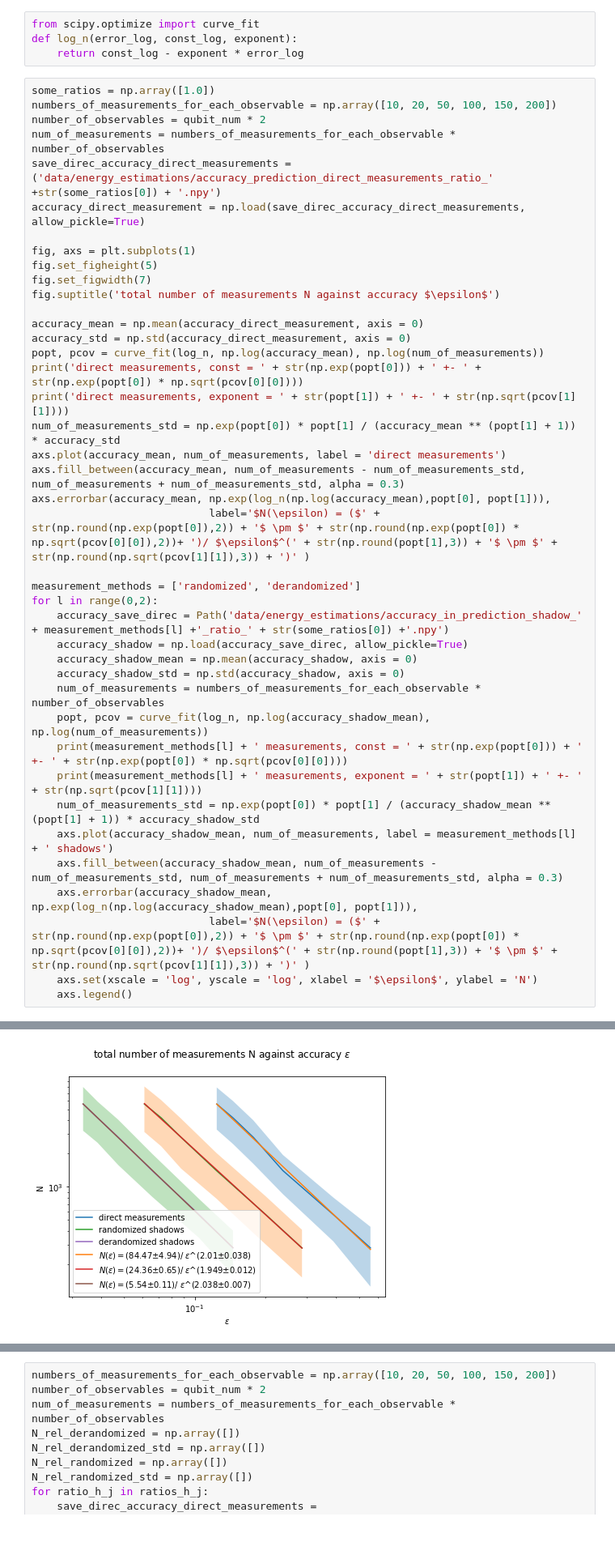
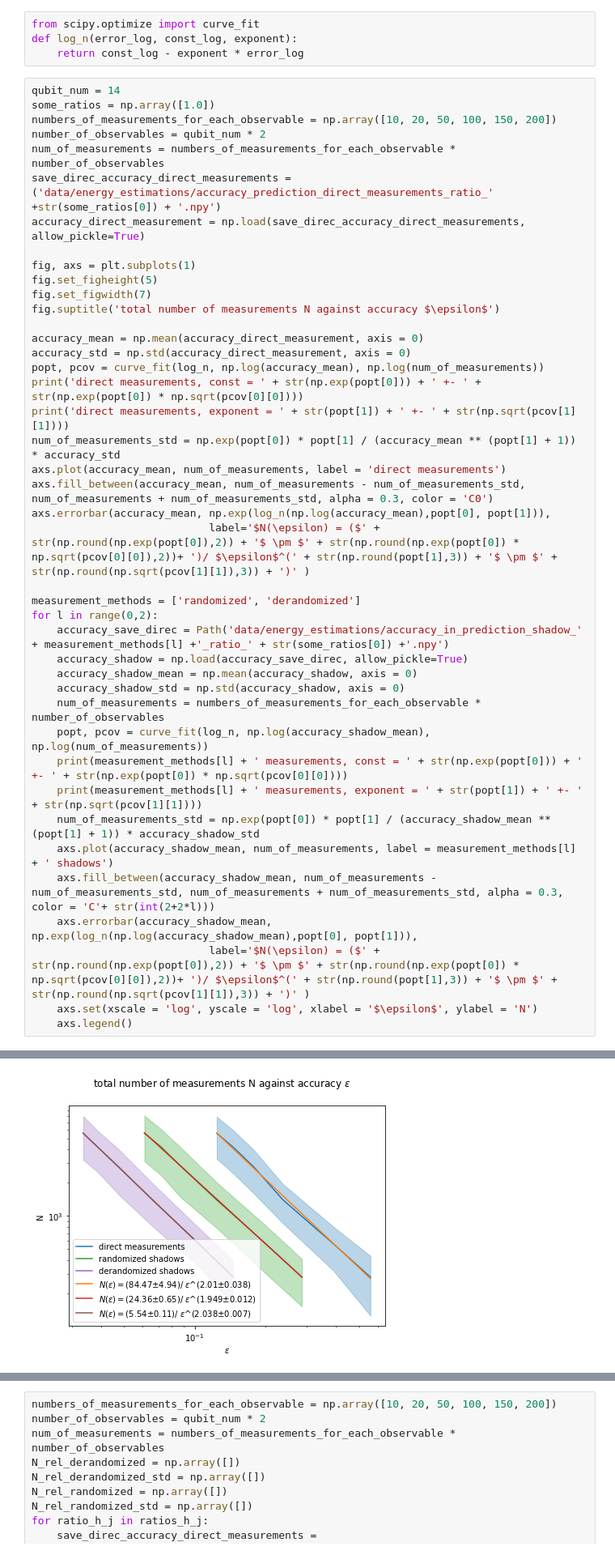
Before and after one commit to LennartBuerger/classical-shadows-for-1d-TFIM-energy-estimation, a Jupyter notebook: display_data/shadow_performance_analysis.ipynb, the cells around one changed output, grey strips where cells are left out. Shown at 81% size. Drawn from its saved outputs; the diff is of its cells as text.

```diff
--- a/display_data/shadow_performance_analysis.ipynb
+++ b/display_data/shadow_performance_analysis.ipynb
@@ -785,6 +785,7 @@ from scipy.optimize import curve_fit
 def log_n(error_log, const_log, exponent):
     return const_log - exponent * error_log
 # %%
+qubit_num = 14
 some_ratios = np.array([1.0])
 numbers_of_measurements_for_each_observable = np.array([10, 20, 50, 100, 150, 200])
 number_of_observables = qubit_num * 2
@@ -803,36 +804,36 @@ popt, pcov = curve_fit(log_n, np.log(accuracy_mean), np.log(num_of_measurements)
 print('direct measurements, const = ' + str(np.exp(popt[0])) + ' +- ' + str(np.exp(popt[0]) * np.sqrt(pcov[0][0])))
 print('direct measurements, exponent = ' + str(popt[1]) + ' +- ' + str(np.sqrt(pcov[1][1])))
 num_of_measurements_std = np.exp(popt[0]) * popt[1] / (accuracy_mean ** (popt[1] + 1)) * accuracy_std
 axs.plot(accuracy_mean, num_of_measurements, label = 'direct measurements')
-axs.fill_between(accuracy_mean, num_of_measurements - num_of_measurements_std, num_of_measurements + num_of_measurements_std, alpha = 0.3)
+axs.fill_between(accuracy_mean, num_of_measurements - num_of_measurements_std, num_of_measurements + num_of_measurements_std, alpha = 0.3, color = 'C0')
 axs.errorbar(accuracy_mean, np.exp(log_n(np.log(accuracy_mean),popt[0], popt[1])),
                             label='$N(\epsilon) = ($' + str(np.round(np.exp(popt[0]),2)) + '$ \pm $' + str(np.round(np.exp(popt[0]) * np.sqrt(pcov[0][0]),2))+ ')/ $\epsilon$^(' + str(np.round(popt[1],3)) + '$ \pm $' + str(np.round(np.sqrt(pcov[1][1]),3)) + ')' )
 
 measurement_methods = ['randomized', 'derandomized']
 for l in range(0,2):
     accuracy_save_direc = Path('data/energy_estimations/accuracy_in_prediction_shadow_' + measurement_methods[l] +'_ratio_' + str(some_ratios[0]) +'.npy')
     accuracy_shadow = np.load(accuracy_save_direc, allow_pickle=True)
     accuracy_shadow_mean = np.mean(accuracy_shadow, axis = 0)
     accuracy_shadow_std = np.std(accuracy_shadow, axis = 0)
     num_of_measurements = numbers_of_measurements_for_each_observable * number_of_observables
     popt, pcov = curve_fit(log_n, np.log(accuracy_shadow_mean), np.log(num_of_measurements))
     print(measurement_methods[l] + ' measurements, const = ' + str(np.exp(popt[0])) + ' +- ' + str(np.exp(popt[0]) * np.sqrt(pcov[0][0])))
     print(measurement_methods[l] + ' measurements, exponent = ' + str(popt[1]) + ' +- ' + str(np.sqrt(pcov[1][1])))
     num_of_measurements_std = np.exp(popt[0]) * popt[1] / (accuracy_shadow_mean ** (popt[1] + 1)) * accuracy_shadow_std
     axs.plot(accuracy_shadow_mean, num_of_measurements, label = measurement_methods[l] + ' shadows')
-    axs.fill_between(accuracy_shadow_mean, num_of_measurements - num_of_measurements_std, num_of_measurements + num_of_measurements_std, alpha = 0.3)
+    axs.fill_between(accuracy_shadow_mean, num_of_measurements - num_of_measurements_std, num_of_measurements + num_of_measurements_std, alpha = 0.3, color = 'C'+ str(int(2+2*l)))
     axs.errorbar(accuracy_shadow_mean, np.exp(log_n(np.log(accuracy_shadow_mean),popt[0], popt[1])),
                             label='$N(\epsilon) = ($' + str(np.round(np.exp(popt[0]),2)) + '$ \pm $' + str(np.round(np.exp(popt[0]) * np.sqrt(pcov[0][0]),2))+ ')/ $\epsilon$^(' + str(np.round(popt[1],3)) + '$ \pm $' + str(np.round(np.sqrt(pcov[1][1]),3)) + ')' )
     axs.set(xscale = 'log', yscale = 'log', xlabel = '$\epsilon$', ylabel = 'N')
     axs.legend()
 # %% [output]
 direct measurements, const = 84.46727790872531 +- 4.944303713224047
 direct measurements, exponent = 2.010297280115384 +- 0.03784856867040369
 randomized measurements, const = 24.356831137090815 +- 0.6495333064879103
 randomized measurements, exponent = 1.948652782652353 +- 0.012092223588378416
 derandomized measurements, const = 5.535686748744631 +- 0.114216167265897
 derandomized measurements, exponent = 2.0383205569298073 +- 0.007322079515048959
-[figure, old version]
+[figure, new version]
 # %% [markdown]
 Now we plot the number of measurements $N$ relative to the number of direct measurements $N_{direct}$ for a fixed fixed accuracy $\epsilon$ and M=2n where n=14 is the qubit number gainst the ratio $\frac{h}{J}$. This is the function $\frac{N}{N_{direct}} (\frac{h}{J})$ . We obtain this dividing the constants $C$ in the plot above.
 \begin{equation}
```
Also changed, not shown: parts of 2 cells of this notebook, 1 other file.
